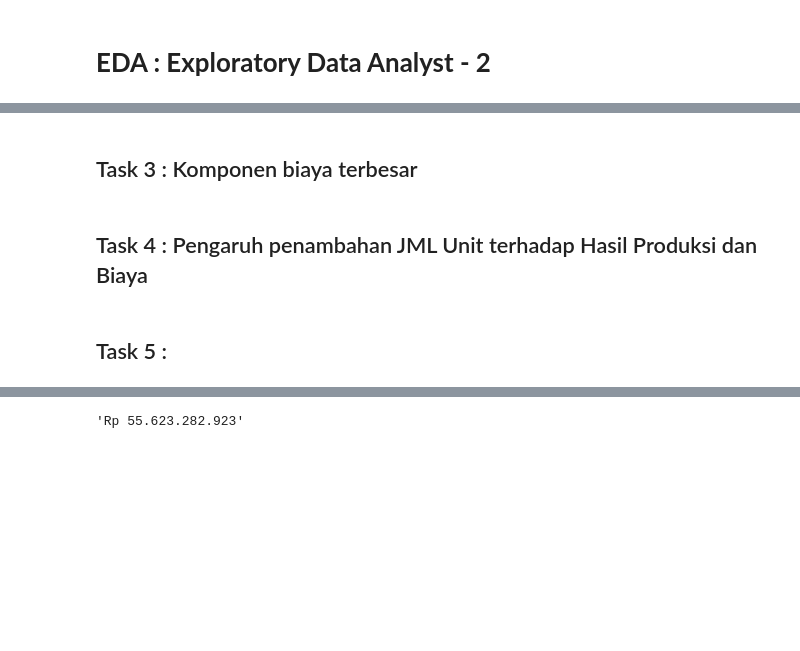
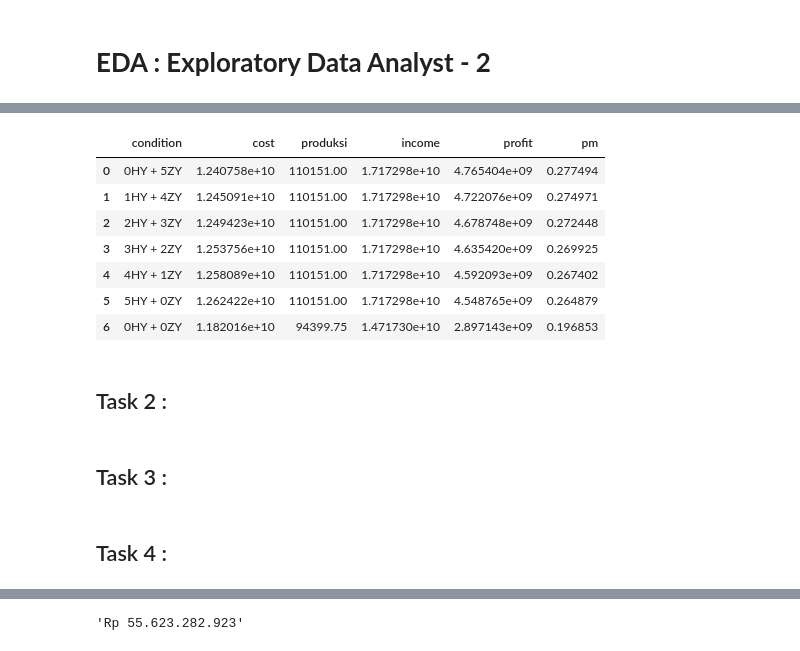
Before and after one commit to Iky61/sentosa-abadi-mining, a Jupyter notebook: Data Analyst/EDA Maintenance HP 2.ipynb, the cells around one changed output, grey strips where cells are left out. Drawn from its saved outputs; the diff is of its cells as text; code cells hidden in the pictures; blank space fills up the shorter version.

```diff
--- a/Data Analyst/EDA Maintenance HP 2.ipynb
+++ b/Data Analyst/EDA Maintenance HP 2.ipynb
@@ -3624,2 +3623,74 @@ evaluasi4.to_excel('./Evaluasi Plan/W1 W2 Juli 2024 4.xlsx', index=False)
+# %%
+a = report[report.index==6]
+# %%
+# siapkan data simulasi
+data_simulasi = pd.DataFrame({
+    'HONGYAN KINKAN430':[5,4,3,2,1,0,0],
+    'HINO ZY':[0,1,2,3,4,5,0]
+})
+
+# buat perulangan
+_ = []
+for i in range(len(data_simulasi)):
+    data = data_simulasi[data_simulasi.index==i]
+
+    hy = data['HONGYAN KINKAN430'][i]
+    zy = data['HINO ZY'][i]
+    name = '%sHY + %sZY'%(hy, zy)
+
+    alokasi_n = [zy, hy]
+
+    x = plan_t1.copy()
+    x['alokasi'] = alokasi_n
+    x['plan_produksi'] = x['plan_produksi'] * x['alokasi']
+
+    x['budget_cost'] = x['budget_cost'] * x.alokasi
+    # x['predict_cost'] = x['predict_cost'] * x['alokasi']
+
+    # definisikan untuk parameter sebelum ada ketambahan alat
+    cost = 11820155462.507866
+    produksi = 94399.75
+    kurs = 14848
+    rate = 10.5
+    income = 14717298624.0
+    profit = 2897143161.492134
+    pm = 0.197
+
+    # olah data ketika terjadi penambahan alat
+    # cost_a = x.predict_cost.sum() + cost
+    cost_a = x.budget_cost.sum() + cost
+
+    produksi_a = 110151
+    income_a = (produksi_a * kurs * rate)
+    profit_a = income_a - cost_a
+    pm_a = profit_a / income_a
+
+    msg = pd.DataFrame({
+        'cost':[cost_a],
+        'produksi':[produksi_a],
+        'income':[income_a],
+        'profit':[profit_a],
+        'pm':[pm_a]
+    })
+
+    msg['condition'] = name
+    _.append(msg)
+
+report = pd.concat(_)[['condition','cost','produksi','income','profit','pm']]
+report = report[report.condition!='0HY + 0ZY']
+report = pd.concat([report, a])
+
+report.sort_values('pm', ascending=False).reset_index(drop=True).to_excel('Kondisi jika menambah DT pada lokasi KBM namun hanya bisa mendapatkan target produksi 110,151 Ton.xlsx', index=False)
+report  = report.sort_values('pm', ascending=False).reset_index(drop=True)
+report
+# %% [output]
+|  | condition | cost | produksi | income | profit | pm |
+| 0 | 0HY + 5ZY | 1.240758e+10 | 110151.00 | 1.717298e+10 | 4.765404e+09 | 0.277494 |
+| 1 | 1HY + 4ZY | 1.245091e+10 | 110151.00 | 1.717298e+10 | 4.722076e+09 | 0.274971 |
+| 2 | 2HY + 3ZY | 1.249423e+10 | 110151.00 | 1.717298e+10 | 4.678748e+09 | 0.272448 |
+| 3 | 3HY + 2ZY | 1.253756e+10 | 110151.00 | 1.717298e+10 | 4.635420e+09 | 0.269925 |
+| 4 | 4HY + 1ZY | 1.258089e+10 | 110151.00 | 1.717298e+10 | 4.592093e+09 | 0.267402 |
+| 5 | 5HY + 0ZY | 1.262422e+10 | 110151.00 | 1.717298e+10 | 4.548765e+09 | 0.264879 |
+| 6 | 0HY + 0ZY | 1.182016e+10 | 94399.75 | 1.471730e+10 | 2.897143e+09 | 0.196853 |
 # %% [markdown]
-## Task 3 : Komponen biaya terbesar
+## Task 2 :
@@ -3662,2 +3697,2 @@ evaluasi4.to_excel('./Evaluasi Plan/W1 W2 Juli 2024 4.xlsx', index=False)
 # %% [markdown]
-## Task 4 : Pengaruh penambahan JML Unit terhadap Hasil Produksi dan Biaya
+## Task 3 :
@@ -3799,2 +3699,2 @@ evaluasi4.to_excel('./Evaluasi Plan/W1 W2 Juli 2024 4.xlsx', index=False)
 # %% [markdown]
-## Task 5 :
+## Task 4 :
```
Also changed, not shown: parts of 36 cells of this notebook, 47 other files.
